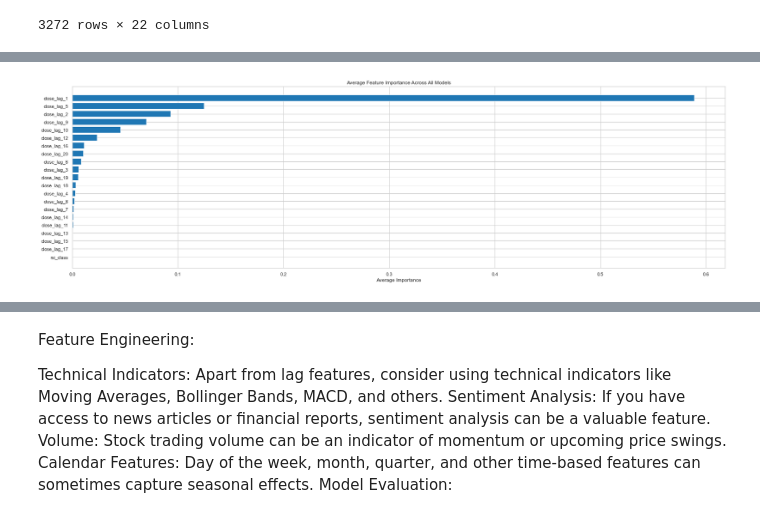
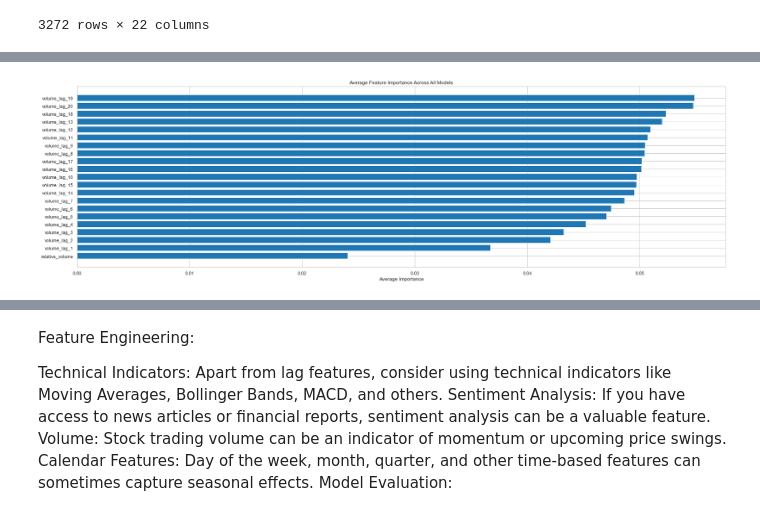
Before and after one commit to howie-zeng/Analyzing-Retail-Sentiment-and-Detecting-Trading-Signals, a Jupyter notebook: Stock_Analysis_Prediction/Stock/time_series_model.ipynb, the cells around one changed output, grey strips where cells are left out. Drawn from its saved outputs; the diff is of its cells as text; code cells hidden in the pictures.

```diff
--- a/Stock_Analysis_Prediction/Stock/time_series_model.ipynb
+++ b/Stock_Analysis_Prediction/Stock/time_series_model.ipynb
@@ -64,21 +64,3 @@ for stock, data in stock_data.items():
         break
 # %% [output]
 [figure]
-# %%
-correlations = {}
-price = 'Adj Close'
-AAPL_close = stock_data["AAPL"][price]
-
-for stock, data in stock_data.items():
-    if stock != 'AAPL':  # We don't want to compare AAPL with itself
-        other_close = data[price]
-
-        combined_data = pd.concat([AAPL_close, other_close], axis=1, join='inner')
-        combined_data.columns = ['AAPL', stock]
-
-        combined_data.dropna(inplace=True)
-
-        correlation = np.corrcoef(combined_data['AAPL'], combined_data[stock])[0, 1]
-        correlations[stock] = correlation
-
-print(correlations)
@@ -86,0 +67,16 @@ print(correlations)
+# %%
+price = 'Adj Close'
+dataframes = {}
+
+# Extract adjusted close prices for all stocks and put them in a single DataFrame
+for stock, data in stock_data.items():
+    dataframes[stock] = data[price]
+
+combined_data = pd.concat(dataframes, axis=1, join='inner')
+correlation_matrix = combined_data.corr()
+
+# Plotting the heatmap for the correlation matrix
+plt.figure(figsize=(24, 20))
+sns.heatmap(correlation_matrix, annot=True, cmap='coolwarm', vmin=-1, vmax=1, cbar_kws={"label": "Correlation Coefficient"})
+plt.title('Stock Correlation Matrix')
+plt.show()
@@ -231,7 +229,8 @@ stock_data[stock].copy()
 # %%
 stock = 'AAPL'
 apple_df = stock_data[stock].copy()
-apple_df = apple_df[['Date', 'Open', 'High', 'Low', 'Close', 'movement_category', 'Volume']]
+apple_df = apple_df[['Date', 'Open', 'High', 'Low', 'Close', 'movement_category', 'Volume', 'MA_Volume']]
+apple_df['relative_volume'] = apple_df['Volume'] / apple_df['MA_Volume']
 # apple_df['rsi_class'] = apple_df['rsi_class'].astype('category')
 # apple_df['rsi_class'] = apple_df['rsi_class'].cat.codes
 cumulative_importances = defaultdict(float)
@@ -243,11 +258,11 @@ for i in ma_num:
 %%time
 with SuppressFutureWarnings():
     for i in range(1, 21):  # for lag days
-        apple_df[f'close_lag_{i}'] = apple_df['Close'].shift(i)
-        #apple_df[f'volume_lag_{i}'] = apple_df['Volume'].shift(i)
+        #apple_df[f'close_lag_{i}'] = apple_df['Close'].shift(i)
+        apple_df[f'volume_lag_{i}'] = apple_df['relative_volume'].shift(i)
 
     #apple_df = apple_df.dropna()
-    X = apple_df.drop(['Date', 'Open', 'High', 'Low', 'Close', 'movement_category'], axis=1)
+    X = apple_df.drop(['Date', 'Open', 'High', 'Low', 'Close', 'movement_category', 'Volume', 'MA_Volume'], axis=1)
     y = apple_df['Close']
 
     window_size = 3000
@@ -259,31 +274,31 @@ with SuppressFutureWarnings():
 
         X_train, X_test = X.iloc[start:end], X.iloc[end:end+1]
         y_train, y_test = y.iloc[start:end], y.iloc[end:end+1]
 
         model = xgb.XGBRegressor(objective='reg:squarederror', n_jobs=-1, random_state = SEED)
         model.fit(X_train, y_train)
 
         importances = model.feature_importances_
         for i, col in enumerate(X.columns):
             cumulative_importances[col] += importances[i]
 
         y_pred = model.predict(X_test)
 
         predictions.append(y_pred[0])
         true_values.append(y_test.iloc[0])
 
 num_models = len(apple_df) - window_size
 for key in cumulative_importances:
     cumulative_importances[key] /= num_models
 
 # Plotting the average feature importance
 sorted_features = sorted(cumulative_importances.items(), key=lambda x: x[1], reverse=True)
 features, importance_values = zip(*sorted_features)
 
 plt.barh(features, importance_values)
 plt.xlabel('Average Importance')
 plt.title('Average Feature Importance Across All Models')
 plt.gca().invert_yaxis()  # Highest importance at the top
 plt.show()
 # %% [output]
-[figure, old version]
+[figure, new version]
```
Also changed, not shown: parts of 6 cells of this notebook.
